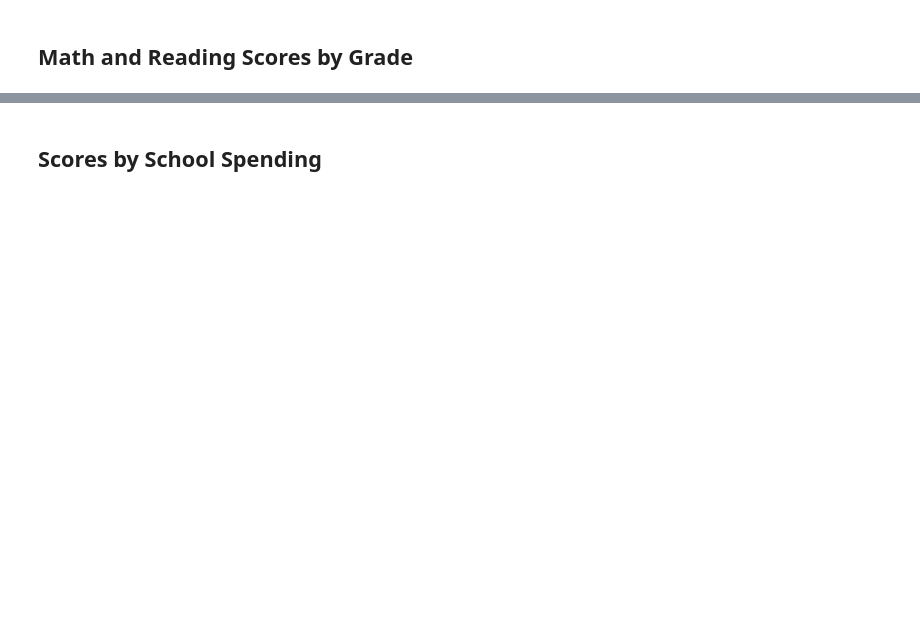
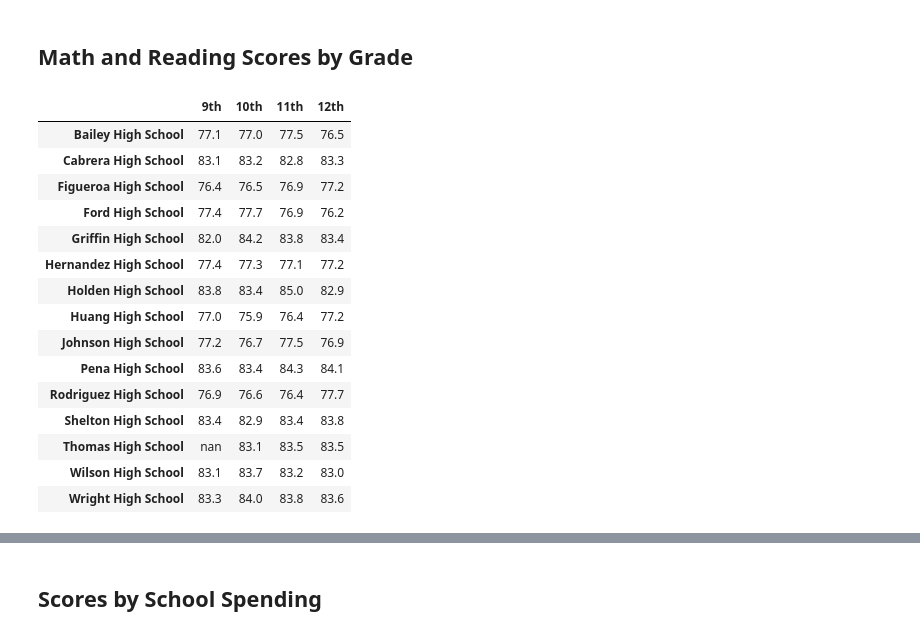
Before and after one commit to Ryoichi2022/School_District_Analysis, a Jupyter notebook: PyCitySchools_Challenge.ipynb, the cells around one changed output, grey strips where cells are left out. Saved outputs shown, nothing was run; the diff lists cells and outputs as text; code cells hidden in the pictures; blank space fills up the shorter version.

```diff
--- a/PyCitySchools_Challenge.ipynb
+++ b/PyCitySchools_Challenge.ipynb
@@ -269,13 +287,28 @@ per_school_summary_df
 ## Math and Reading Scores by Grade
 # %%
 # Create a Series of scores by grade levels using conditionals.
-
+ninth_grds = school_data_complete_df[(school_data_complete_df["grade"]=="9th")]
+tenth_grds = school_data_complete_df[(school_data_complete_df["grade"]=="10th")]
+eleth_grds = school_data_complete_df[(school_data_complete_df["grade"]=="11th")]
+tweth_grds = school_data_complete_df[(school_data_complete_df["grade"]=="12th")]
 
 # Group each school Series by the school name for the average math score.
-
+ninth_math_score = ninth_grds[(school_data_complete_df["math_score"] >= 0)].groupby(["school_name"]).mean()["math_score"]
+tenth_math_score = tenth_grds.groupby(["school_name"]).mean()["math_score"]
+eleth_math_score = eleth_grds.groupby(["school_name"]).mean()["math_score"]
+tweth_math_score = tweth_grds.groupby(["school_name"]).mean()["math_score"]
 
 # Group each school Series by the school name for the average reading score.
+ninth_read_score = ninth_grds[(school_data_complete_df["reading_score"] >= 0)].groupby(["school_name"]).mean()["reading_score"]
+tenth_read_score = tenth_grds.groupby(["school_name"])["reading_score"].mean()
+eleth_read_score = eleth_grds.groupby(["school_name"])["reading_score"].mean()
+tweth_read_score = tweth_grds.groupby(["school_name"])["reading_score"].mean()
 # %%
 # Combine each Series for average math scores by school into single data frame.
+math_by_grade = pd.DataFrame({
+    "9th": ninth_math_score,
+    "10th": tenth_math_score,
+    "11th": eleth_math_score,
+    "12th": tweth_math_score})
 # %%
 # Combine each Series for average reading scores by school into single data frame.
@@ -284,6 +320,35 @@ per_school_summary_df
+# %%
+# Format each grade column.
+math_by_grade["9th"] = math_by_grade["9th"].map("{:.1f}".format)
+math_by_grade["10th"] = math_by_grade["10th"].map("{:.1f}".format)
+math_by_grade["11th"] = math_by_grade["11th"].map("{:.1f}".format)
+math_by_grade["12th"] = math_by_grade["12th"].map("{:.1f}".format)
+
+read_by_grade["9th"] = read_by_grade["9th"].map("{:.1f}".format)
+read_by_grade["10th"] = read_by_grade["10th"].map("{:.1f}".format)
+read_by_grade["11th"] = read_by_grade["11th"].map("{:.1f}".format)
+read_by_grade["12th"] = read_by_grade["12th"].map("{:.1f}".format)
 # %%
 # Remove the index.
-
+math_by_grade.index.name = None
 
 # Display the data frame
+math_by_grade
+# %% [output]
+|  | 9th | 10th | 11th | 12th |
+| Bailey High School | 77.1 | 77.0 | 77.5 | 76.5 |
+| Cabrera High School | 83.1 | 83.2 | 82.8 | 83.3 |
+| Figueroa High School | 76.4 | 76.5 | 76.9 | 77.2 |
+| Ford High School | 77.4 | 77.7 | 76.9 | 76.2 |
+| Griffin High School | 82.0 | 84.2 | 83.8 | 83.4 |
+| Hernandez High School | 77.4 | 77.3 | 77.1 | 77.2 |
+| Holden High School | 83.8 | 83.4 | 85.0 | 82.9 |
+| Huang High School | 77.0 | 75.9 | 76.4 | 77.2 |
+| Johnson High School | 77.2 | 76.7 | 77.5 | 76.9 |
+| Pena High School | 83.6 | 83.4 | 84.3 | 84.1 |
+| Rodriguez High School | 76.9 | 76.6 | 76.4 | 77.7 |
+| Shelton High School | 83.4 | 82.9 | 83.4 | 83.8 |
+| Thomas High School | nan | 83.1 | 83.5 | 83.5 |
+| Wilson High School | 83.1 | 83.7 | 83.2 | 83.0 |
+| Wright High School | 83.3 | 84.0 | 83.8 | 83.6 |
 # %%
```
Also changed, not shown: parts of 56 cells of this notebook, 8 other files.
